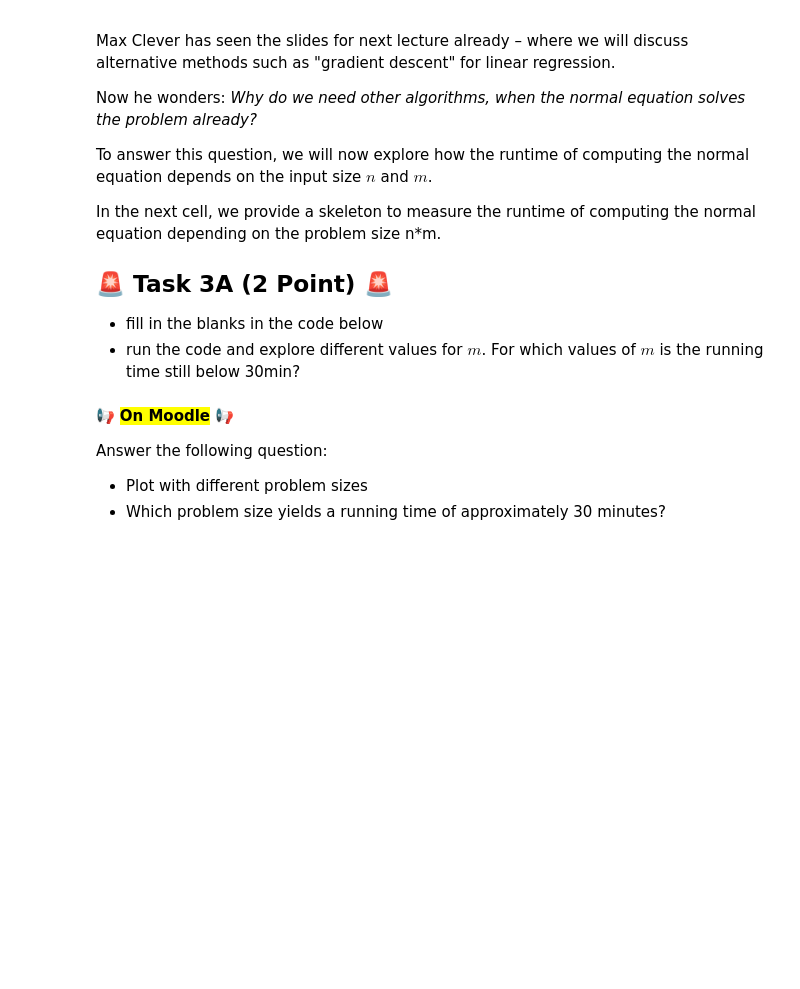
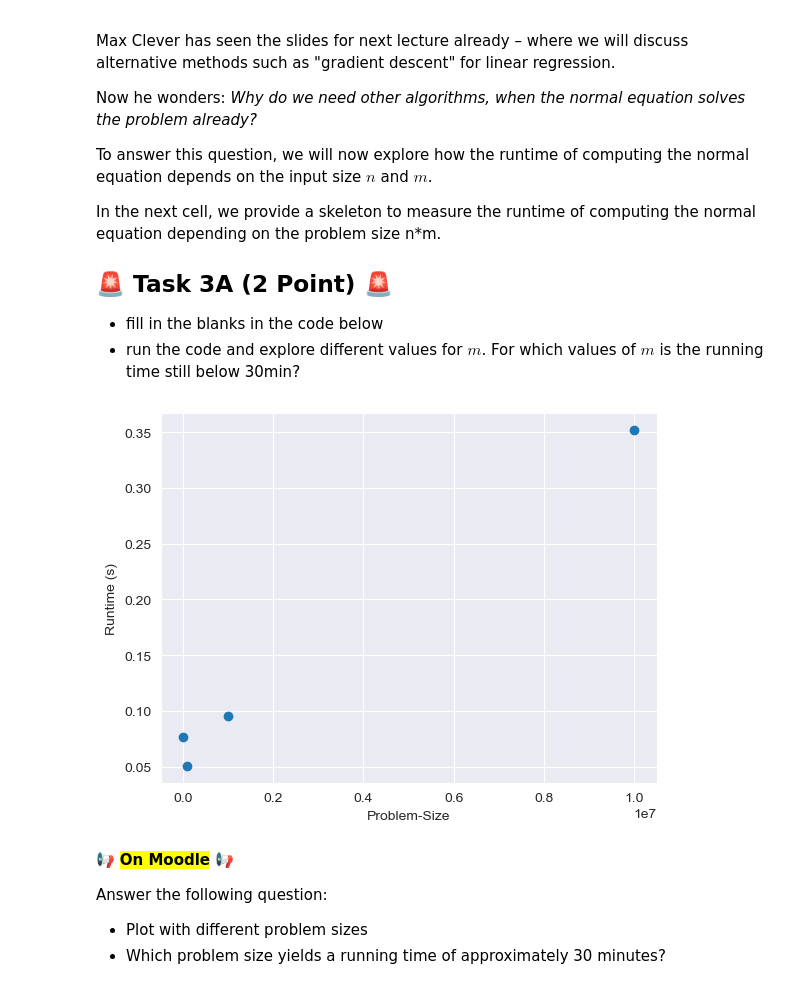
Before and after one commit to FPGSchiba/zhaw-bachelor, a Jupyter notebook: semester-5/machine-learning-1/L02_Linear_Regression_erharjan.ipynb, the cells around one changed output. Cells and saved outputs as stored; diff of their text form; code cells hidden in the pictures; blank space fills up the shorter version.

```diff
--- a/semester-5/machine-learning-1/L02_Linear_Regression_erharjan.ipynb
+++ b/semester-5/machine-learning-1/L02_Linear_Regression_erharjan.ipynb
@@ -214,24 +229,26 @@ In the next cell, we provide a skeleton to measure the runtime of computing the
 # %%
 import time
 sizes = []
 times = []
 n = 1000
-for m in [10, 50, 100, 200, 250, 500, 1000]:
-  X, y = ... # TODO create a dataset with m samples and n dimensions, we provide a helper function for this!
+for m in [10**i for i in [1,2,3,4]]:
+  X, y = create_random_data(m, n, RANDOM_SEED)
 
   start_time = time.monotonic()
-  # enter the code you want to time here
+  theta = (np.linalg.inv(X.T @ X) @ X.T) @ y
   elapsed = time.monotonic() - start_time
 
-  problem_size = ...  # TODO what is the input size of the problem
+  problem_size = n * m
 
   sizes.append(problem_size)
   times.append(elapsed)
 
 plt.scatter(sizes, times)
 plt.xlabel('Problem-Size')
 plt.ylabel('Runtime (s)')
 plt.show()
+# %% [output]
+[figure, added]
 # %% [markdown]
 📢 **<mark>On Moodle</mark>** 📢
 
```
Also changed, not shown: parts of 12 cells of this notebook.
